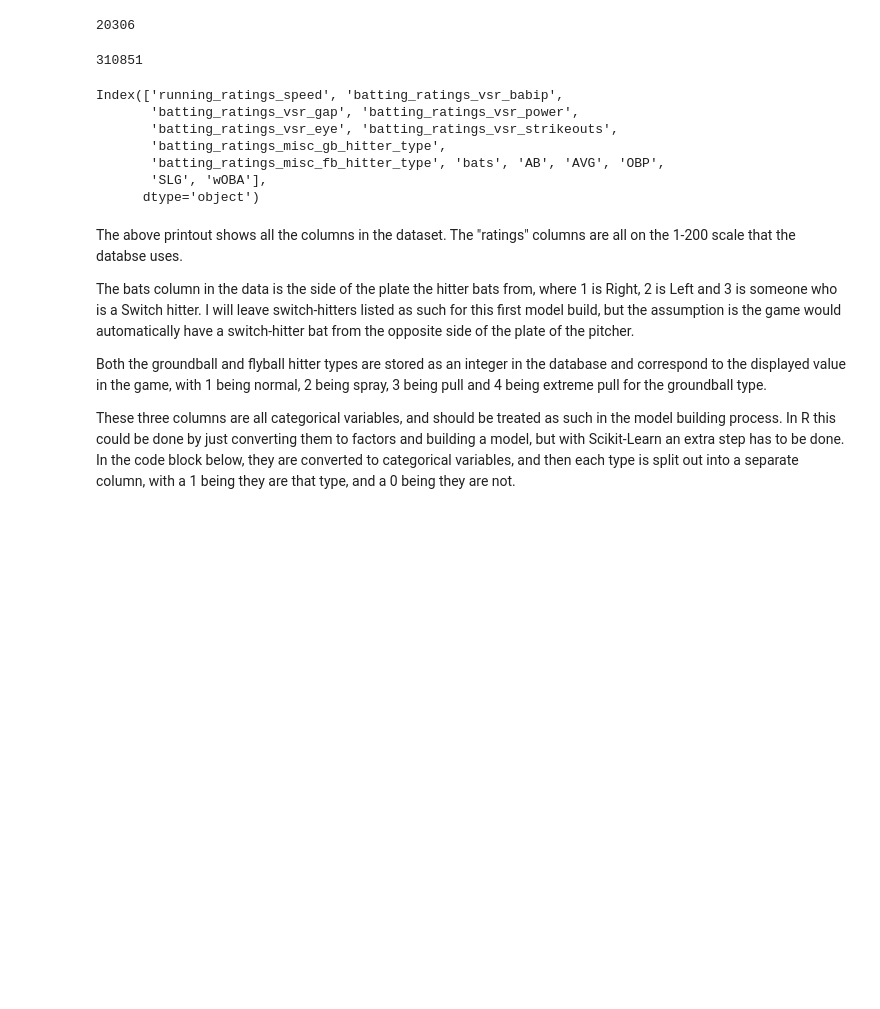
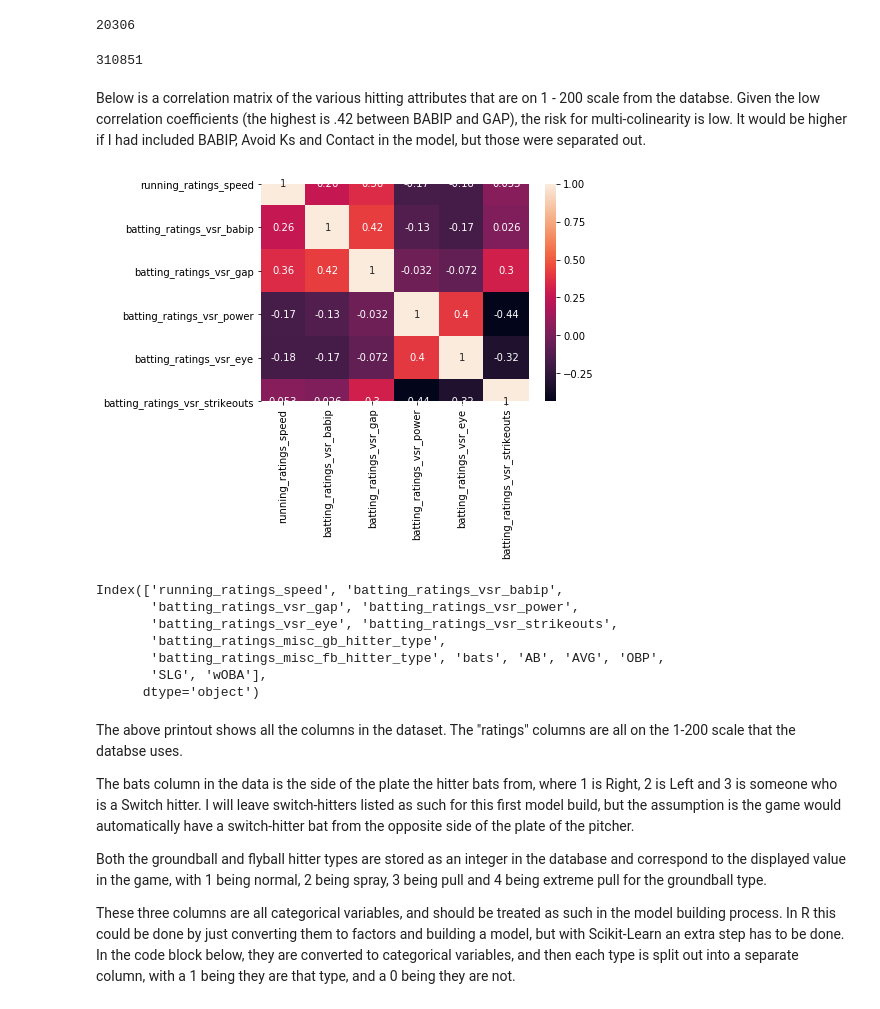
Before and after one commit to ch1maera/ootp22_case_study, a Jupyter notebook: OOTP 22 Batting Splits.ipynb, the cells around one changed output. Cells and saved outputs as stored; diff of their text form; code cells hidden in the pictures; blank space fills up the shorter version.

```diff
--- a/OOTP 22 Batting Splits.ipynb
+++ b/OOTP 22 Batting Splits.ipynb
@@ -5,9 +5,14 @@ import statsmodels.api as sm
 import seaborn as sns
 import matplotlib.pyplot as plt
 from sklearn import linear_model
-from sklearn.metrics import mean_squared_error, make_scorer
+from sklearn.metrics import mean_squared_error, make_scorer, r2_score
 from sklearn.feature_selection import RFECV
 from sklearn.model_selection import cross_validate, KFold
+import statsmodels.graphics.api as smg
+from scipy.stats import spearmanr
+
+plt.rcParams['figure.figsize'] = [12, 8]
+plt.rcParams['figure.dpi'] = 100
 # %% [markdown]
 After doing testing in Out of the Park Baseball 22 to determine any engine changes had occured from the previous version, I ran into some peculiar results concerning the handedness of a batter, compared to that of the pitcher they were facing. Namely, opposite side of the plate batters (LHB vs RHP, and RHB vs LHB) were getting penalties to their expected performance in the OOTP22 engine, which is not what the expected outcome would normally be.
 
@@ -55,6 +60,17 @@ np.min(df['AB'])
 np.max(df['AB'])
 # %% [output]
 310851
+# %% [markdown]
+Below is a correlation matrix of the various hitting attributes that are on 1 - 200 scale from the databse. Given the low correlation coefficients (the highest is .42 between BABIP and GAP), the risk for multi-colinearity is low. It would be higher if I had included BABIP, Avoid Ks and Contact in the model, but those were separated out.
+# %%
+corr = df[['running_ratings_speed', 'batting_ratings_vsr_babip',
+       'batting_ratings_vsr_gap', 'batting_ratings_vsr_power',
+       'batting_ratings_vsr_eye', 'batting_ratings_vsr_strikeouts']].corr(method = 'spearman')
+sns.heatmap(corr, annot = True)
+
+plt.show()
+# %% [output]
+[figure, added]
 # %%
 df.columns
 # %% [output]
```
Also changed, not shown: parts of 41 cells of this notebook.
